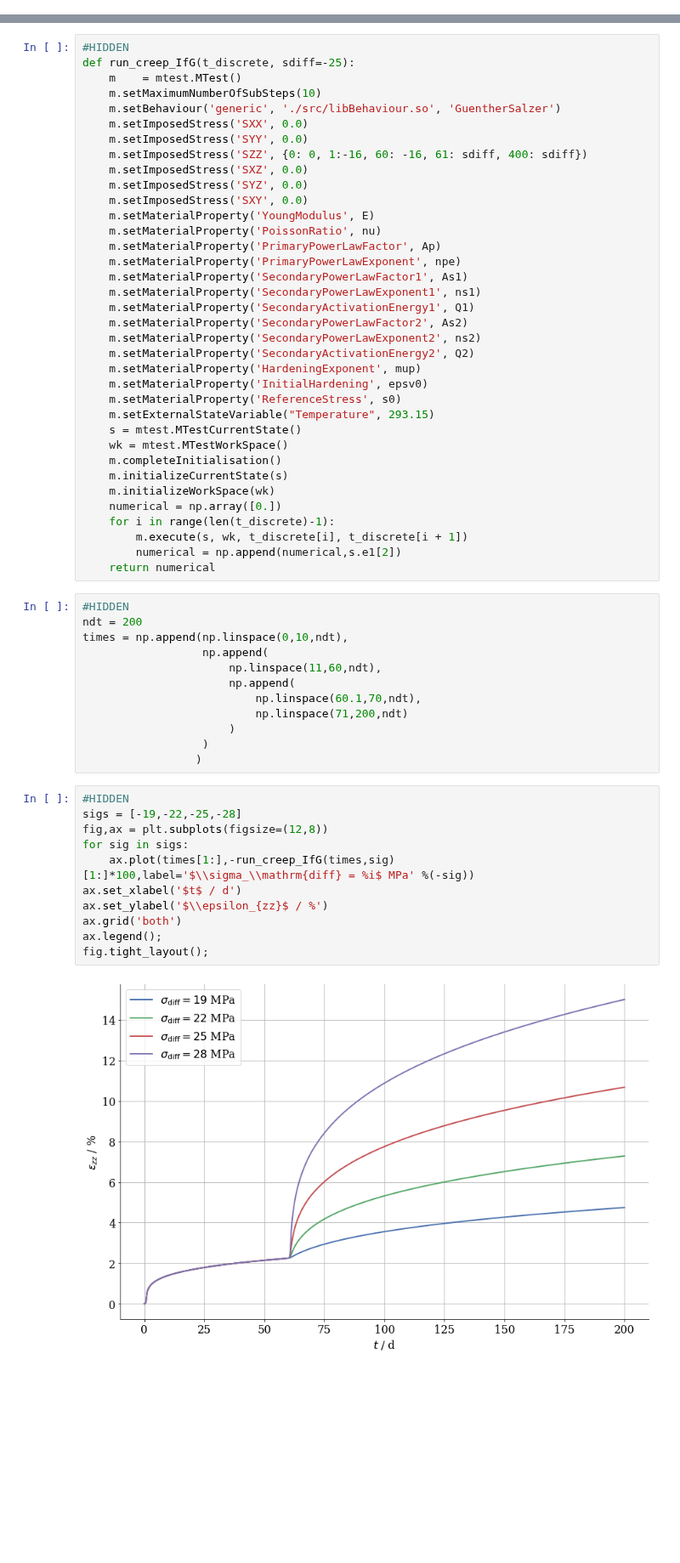
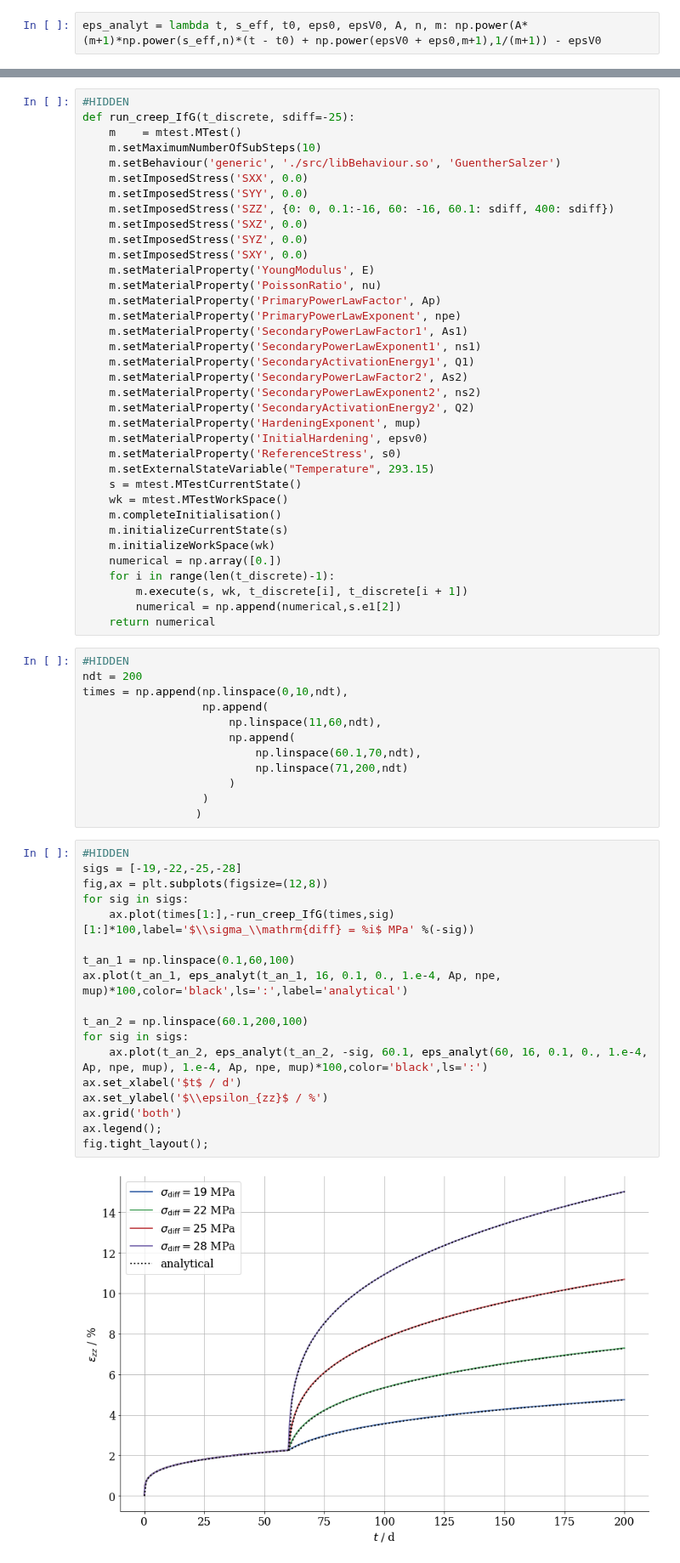
Before and after one commit to nagelt/MechanicsTrainingCourse2020, a Jupyter notebook: MFront/GS.ipynb, the cells around one changed output, grey strips where cells are left out. Shown at 85% size. Cells and saved outputs as stored; diff of their text form; blank space fills up the shorter version.

Commit message:
More tests. Analytical

```diff
--- a/MFront/GS.ipynb
+++ b/MFront/GS.ipynb
@@ -112,3 +144,5 @@ fig.tight_layout();
+# %%
+eps_analyt = lambda t, s_eff, t0, eps0, epsV0, A, n, m: np.power(A*(m+1)*np.power(s_eff,n)*(t - t0) + np.power(epsV0 + eps0,m+1),1/(m+1)) - epsV0
 # %%
 E = 1e5 #MPa
 nu = 0.27
@@ -133,7 +167,7 @@ def run_creep_IfG(t_discrete, sdiff=-25):
     m.setBehaviour('generic', './src/libBehaviour.so', 'GuentherSalzer')
     m.setImposedStress('SXX', 0.0)
     m.setImposedStress('SYY', 0.0)
-    m.setImposedStress('SZZ', {0: 0, 1:-16, 60: -16, 61: sdiff, 400: sdiff})
+    m.setImposedStress('SZZ', {0: 0, 0.1:-16, 60: -16, 60.1: sdiff, 400: sdiff})
     m.setImposedStress('SXZ', 0.0)
     m.setImposedStress('SYZ', 0.0)
     m.setImposedStress('SXY', 0.0)
@@ -176,13 +210,20 @@ times = np.append(np.linspace(0,10,ndt),
 # %%
 #HIDDEN
 sigs = [-19,-22,-25,-28]
 fig,ax = plt.subplots(figsize=(12,8))
 for sig in sigs:
     ax.plot(times[1:],-run_creep_IfG(times,sig)[1:]*100,label='$\\sigma_\\mathrm{diff} = %i$ MPa' %(-sig))
+
+t_an_1 = np.linspace(0.1,60,100)
+ax.plot(t_an_1, eps_analyt(t_an_1, 16, 0.1, 0., 1.e-4, Ap, npe, mup)*100,color='black',ls=':',label='analytical')
+
+t_an_2 = np.linspace(60.1,200,100)
+for sig in sigs:
+    ax.plot(t_an_2, eps_analyt(t_an_2, -sig, 60.1, eps_analyt(60, 16, 0.1, 0., 1.e-4, Ap, npe, mup), 1.e-4, Ap, npe, mup)*100,color='black',ls=':')
 ax.set_xlabel('$t$ / d')
 ax.set_ylabel('$\\epsilon_{zz}$ / %')
 ax.grid('both')
 ax.legend();
 fig.tight_layout();
 # %% [output]
-[figure, old version]
+[figure, new version]
```
Also changed, not shown: parts of 13 cells of this notebook.
